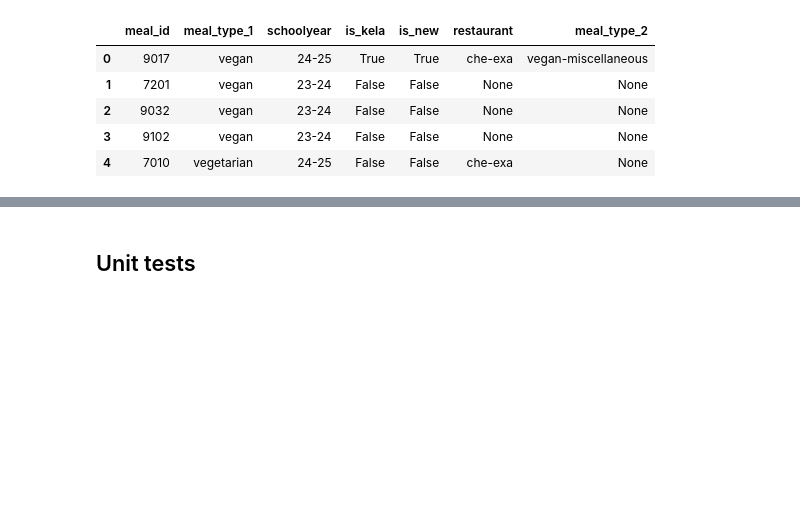
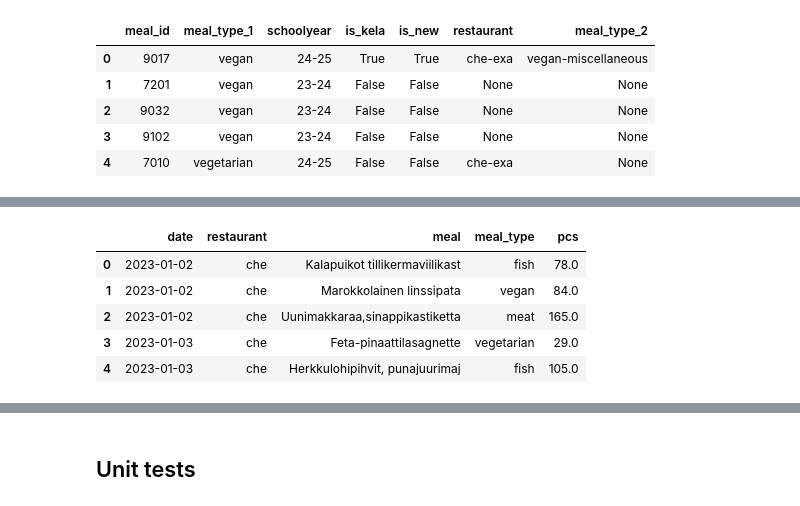
Before and after one commit to Food-Waste-Optimization/Food-Waste-Optimization, a Jupyter notebook: notebooks/phase_4/1_extract_dims/dim_meals.ipynb, the cells around one changed output, grey strips where cells are left out. Cells and saved outputs as stored; diff of their text form; code cells hidden in the pictures; blank space fills up the shorter version.

```diff
--- a/notebooks/phase_4/1_extract_dims/dim_meals.ipynb
+++ b/notebooks/phase_4/1_extract_dims/dim_meals.ipynb
@@ -695,0 +698,98 @@ meals.head()
+# %%
+pos = pos_raw.copy()
+
+
+# Rename columns
+pos.columns = np.arange(pos.shape[1])
+pos.rename(
+    columns={
+        0: 'date',
+        1: 'time',
+        2: 'restaurant',
+        3: 'meal_type',
+        4: 'meal',
+        5: 'pcs',
+        6: 'co2',
+    },
+    inplace=True
+)
+
+
+# Convert pcs
+def _f_conv(s):
+    match s:
+        case int() | float():
+            return float(s)
+        case str():
+            if re.search(r'\s', s) is None:
+                return float(s)
+            return np.nan
+
+pos['pcs'] = pos['pcs'].apply(_f_conv)
+pos = pos[~pos['pcs'].isna()]
+
+
+# Map restaurant name
+pos['restaurant'] = pos['restaurant'].map({
+    '600 Chemicum': 'che', #'chemicum',
+    '610 Physicum': 'phy', #'physicum',
+    '620 Exactum': 'exa', #'exactum'
+    '570 Viikuna': 'vik',
+})
+
+
+# Process date
+pos['date'] = pd.to_datetime(pos['date'], format="%d.%m.%Y")
+
+
+# Process meal_type
+pos['meal_type'] = pos['meal_type'].map({
+    'Liha': 'meat',
+    'Kala': 'fish',
+    'Vegaani': 'vegan',
+    'Kasvis': 'vegetarian',
+    'Kana': 'chicken'
+})
+
+
+# Process meal
+pos['meal'] = pos['meal'].str.strip()
+
+
+# Remove 'take away' meals
+pos = pos[~pos['meal'].str.lower().str.contains('take away')]
+
+
+
+# Accumulate pcs per day
+pos = (
+    pos
+    .groupby(['date', 'restaurant', 'meal', 'meal_type'])['pcs']
+    .sum()
+    .reset_index()
+)
+
+
+# Remove POS of leftover
+DELTA = 3
+pos['date_prev'] = (
+    pos
+    .sort_values('date')
+    .groupby(['meal', 'meal_type', 'restaurant'])['date']
+    .shift(1)
+)
+pos = pos[
+    (pos['date_prev'].isna())
+    | ((pos['date'] - pos['date_prev']).dt.days > DELTA)
+]
+pos.drop(columns=['date_prev'], inplace=True)
+
+
+pos.head()
+# %% [output]
+|  | date | restaurant | meal | meal_type | pcs |
+| 0 | 2023-01-02 | che | Kalapuikot tillikermaviilikast | fish | 78.0 |
+| 1 | 2023-01-02 | che | Marokkolainen linssipata | vegan | 84.0 |
+| 2 | 2023-01-02 | che | Uunimakkaraa,sinappikastiketta | meat | 165.0 |
+| 3 | 2023-01-03 | che | Feta-pinaattilasagnette | vegetarian | 29.0 |
+| 4 | 2023-01-03 | che | Herkkulohipihvit, punajuurimaj | fish | 105.0 |
```
Also changed, not shown: parts of 5 cells of this notebook.
